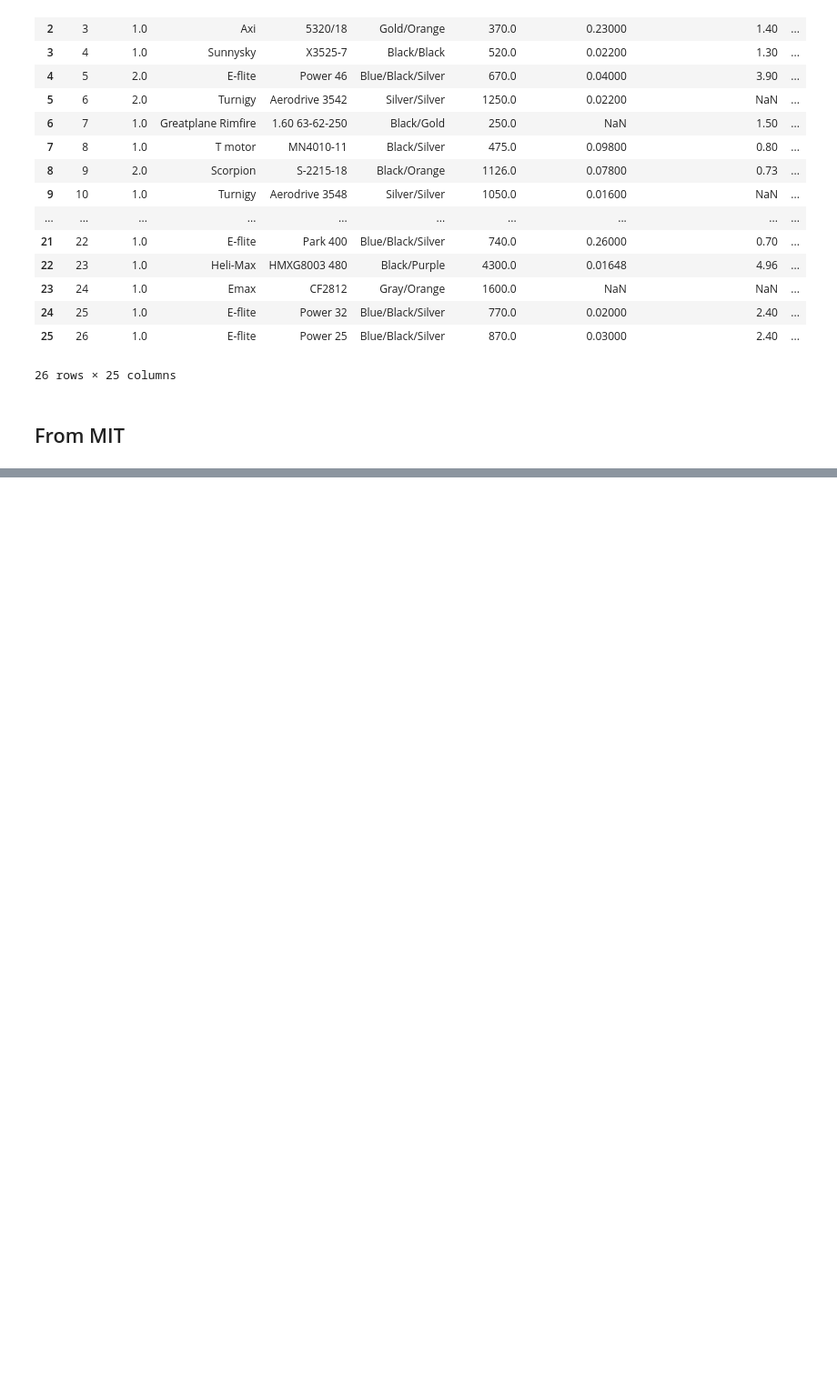
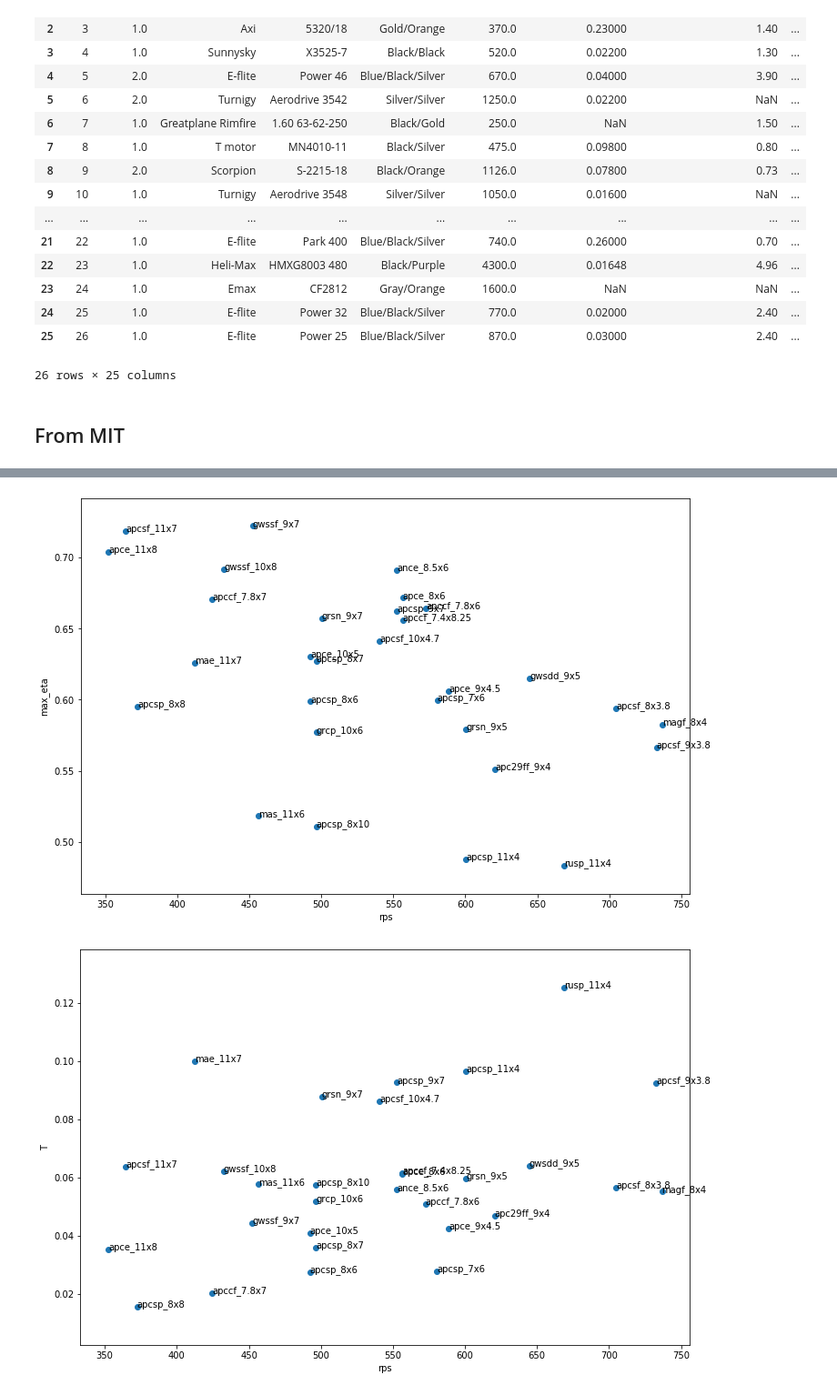
Before and after one commit to Fishabh/aae451-notebook, a Jupyter notebook: propulsion.ipynb, the cells around one changed output, grey strips where cells are left out. Shown at 91% size. Cells and saved outputs as stored; diff of their text form; code cells hidden in the pictures; blank space fills up the shorter version.

```diff
--- a/propulsion.ipynb
+++ b/propulsion.ipynb
@@ -109,0 +123,5 @@ for line in lines:
+# %%
+##
+num_prop = 30 # how many propellers?
+eff = pd.read_excel('propstuff/efficiency.xlsx')
+eff.head(num_prop) # -1 for max?
@@ -109,0 +146,18 @@ for line in lines:
+# %%
+names = eff['prop_name'][0:num_prop]
+omegas = eff['omega'][0:num_prop]
+max_eta = eff['max_eta_prop'][0:num_prop]
+T = eff['T'][0:num_prop]
+Q = eff['Q'][0:num_prop]
+quantities = {'max_eta':max_eta, 'T': T, 'Q': Q}
+
+for quantity in quantities:
+    plt.figure(figsize=(12,8))
+    plt.scatter(omegas, quantities[quantity])
+    plt.xlabel('rps')
+    plt.ylabel(quantity)
+    for i, txt in enumerate(names):
+        plt.annotate(txt, (omegas[i], quantities[quantity][i]))
+# %% [output]
+[figure, added]
+[figure, added]
```
Also changed, not shown: parts of 13 cells of this notebook, 4 other files.
